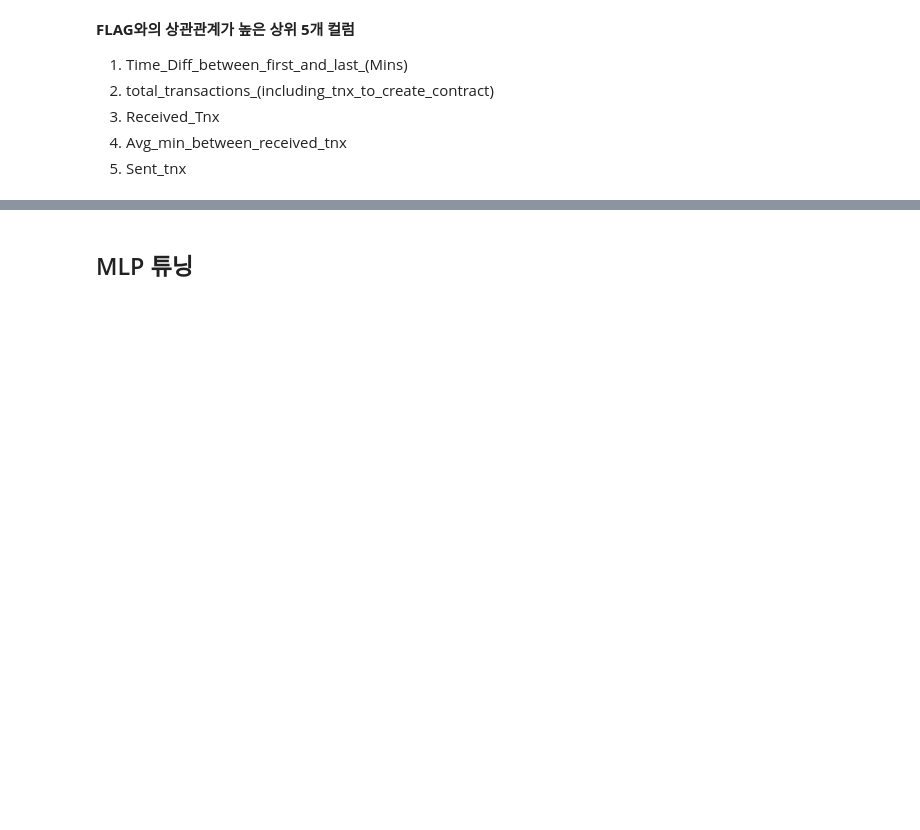
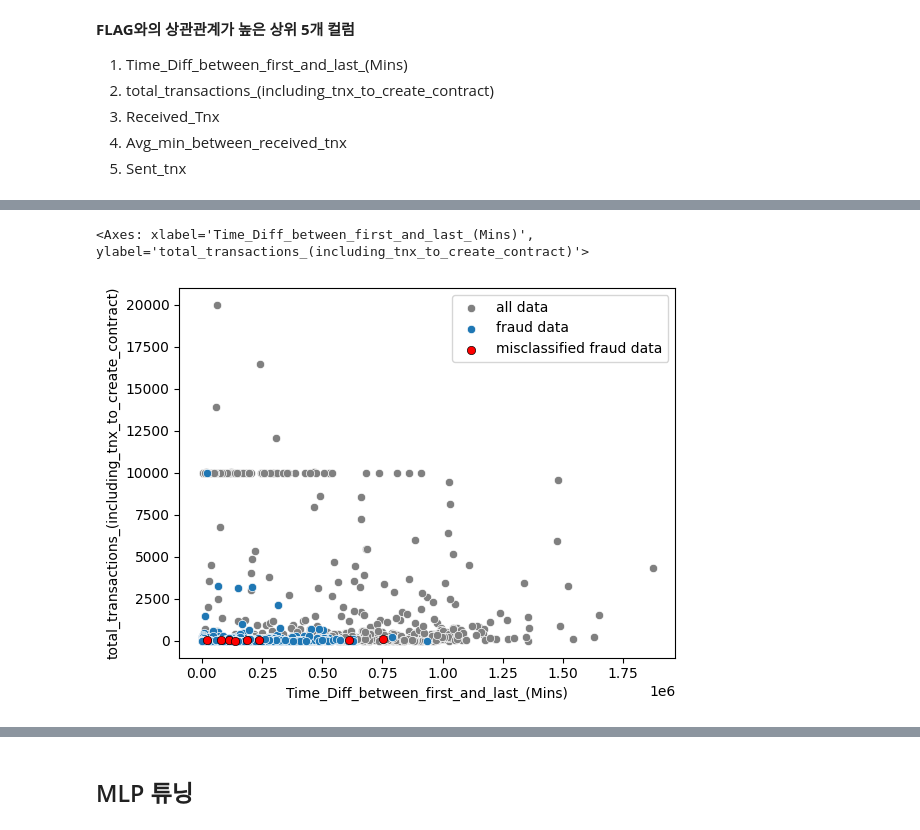
Before and after one commit to wwwesh/25-1securityAI, a Jupyter notebook: blockchain.ipynb, the cells around one changed output, grey strips where cells are left out. Drawn from its saved outputs; the diff is of its cells as text; code cells hidden in the pictures; blank space fills up the shorter version.

```diff
--- a/blockchain.ipynb
+++ b/blockchain.ipynb
@@ -780,5 +780,5 @@ miss_accounts[["Address", "actual", "predicted"]]
 4. Avg_min_between_received_tnx
 5. Sent_tnx
 # %%
-miss_fraud = miss_accounts[miss_accounts['actual']==1]
-full_fraud = miss_accounts[miss_accounts['FLAG']==1]
+miss_fraud = miss_accounts[miss_accounts['actual']==1] # 잘못 분류된 사기 데이터
+full_fraud = df[df['FLAG']==1]                         # 전체 사기 데이터
@@ -796,0 +785,7 @@ sns.scatterplot(miss_fraud)
+# %%
+sns.scatterplot(df, x='Time_Diff_between_first_and_last_(Mins)', y='total_transactions_(including_tnx_to_create_contract)', color='grey', label='all data')
+sns.scatterplot(full_fraud, x='Time_Diff_between_first_and_last_(Mins)', y='total_transactions_(including_tnx_to_create_contract)', label='fraud data')
+sns.scatterplot(miss_fraud, x='Time_Diff_between_first_and_last_(Mins)', y='total_transactions_(including_tnx_to_create_contract)', color='red', edgecolor='black', label='misclassified fraud data')
+# %% [output]
+<Axes: xlabel='Time_Diff_between_first_and_last_(Mins)', ylabel='total_transactions_(including_tnx_to_create_contract)'>
+[figure, added]
```
Also changed, not shown: parts of 4 cells of this notebook.
